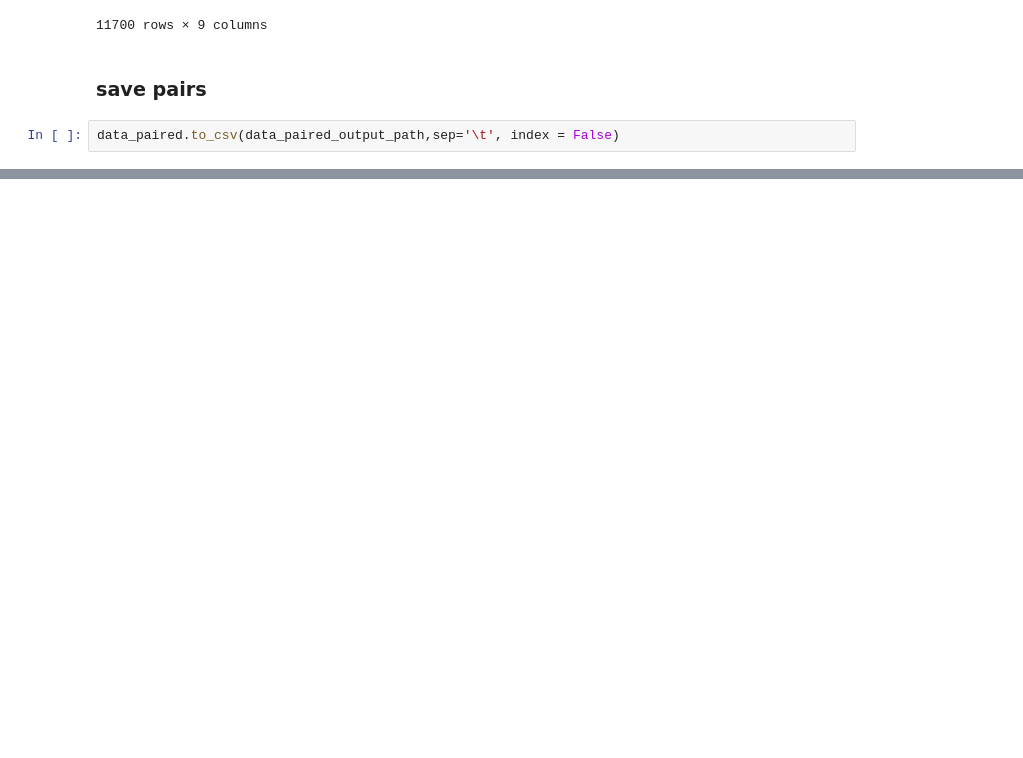
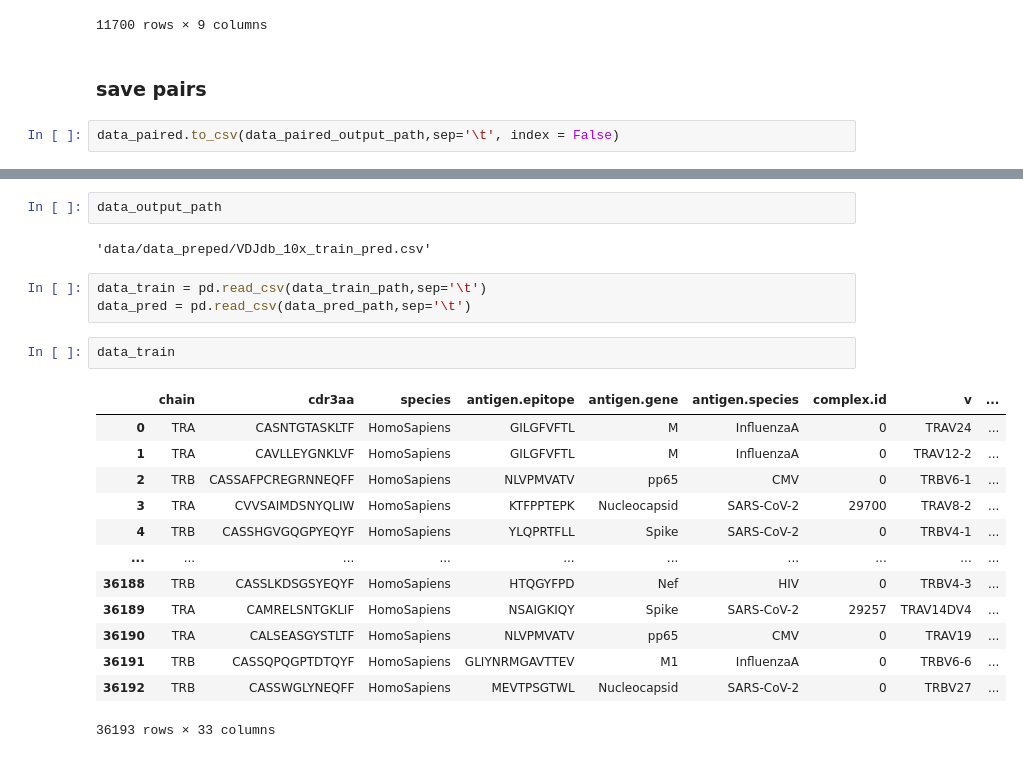
Before and after one commit to yuliajk/tcremp, a Jupyter notebook: data_prep.ipynb, the cells around one changed output, grey strips where cells are left out. Cells and saved outputs as stored; diff of their text form; blank space fills up the shorter version.

```diff
--- a/data_prep.ipynb
+++ b/data_prep.ipynb
@@ -341,0 +357,23 @@ data_paired.to_csv(data_paired_output_path,sep='\t', index = False)
+# %%
+data_output_path
+# %% [output]
+'data/data_preped/VDJdb_10x_train_pred.csv'
+# %%
+data_train = pd.read_csv(data_train_path,sep='\t')
+data_pred = pd.read_csv(data_pred_path,sep='\t')
+# %%
+data_train
+# %% [output]
+|  | chain | cdr3aa | species | antigen.epitope | antigen.gene | antigen.species | complex.id | v | ... |
+| 0 | TRA | CASNTGTASKLTF | HomoSapiens | GILGFVFTL | M | InfluenzaA | 0 | TRAV24 | ... |
+| 1 | TRA | CAVLLEYGNKLVF | HomoSapiens | GILGFVFTL | M | InfluenzaA | 0 | TRAV12-2 | ... |
+| 2 | TRB | CASSAFPCREGRNNEQFF | HomoSapiens | NLVPMVATV | pp65 | CMV | 0 | TRBV6-1 | ... |
+| 3 | TRA | CVVSAIMDSNYQLIW | HomoSapiens | KTFPPTEPK | Nucleocapsid | SARS-CoV-2 | 29700 | TRAV8-2 | ... |
+| 4 | TRB | CASSHGVGQGPYEQYF | HomoSapiens | YLQPRTFLL | Spike | SARS-CoV-2 | 0 | TRBV4-1 | ... |
+| ... | ... | ... | ... | ... | ... | ... | ... | ... | ... |
+| 36188 | TRB | CASSLKDSGSYEQYF | HomoSapiens | HTQGYFPD | Nef | HIV | 0 | TRBV4-3 | ... |
+| 36189 | TRA | CAMRELSNTGKLIF | HomoSapiens | NSAIGKIQY | Spike | SARS-CoV-2 | 29257 | TRAV14DV4 | ... |
+| 36190 | TRA | CALSEASGYSTLTF | HomoSapiens | NLVPMVATV | pp65 | CMV | 0 | TRAV19 | ... |
+| 36191 | TRB | CASSQPQGPTDTQYF | HomoSapiens | GLIYNRMGAVTTEV | M1 | InfluenzaA | 0 | TRBV6-6 | ... |
+| 36192 | TRB | CASSWGLYNEQFF | HomoSapiens | MEVTPSGTWL | Nucleocapsid | SARS-CoV-2 | 0 | TRBV27 | ... |
+36193 rows × 33 columns
```
Also changed, not shown: parts of 6 cells of this notebook, 1 other file.
